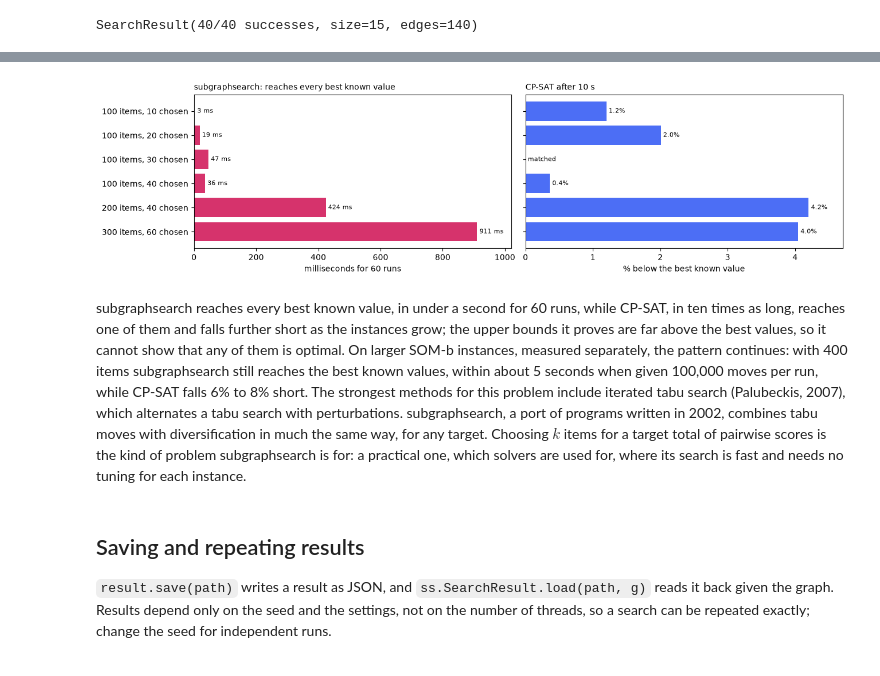
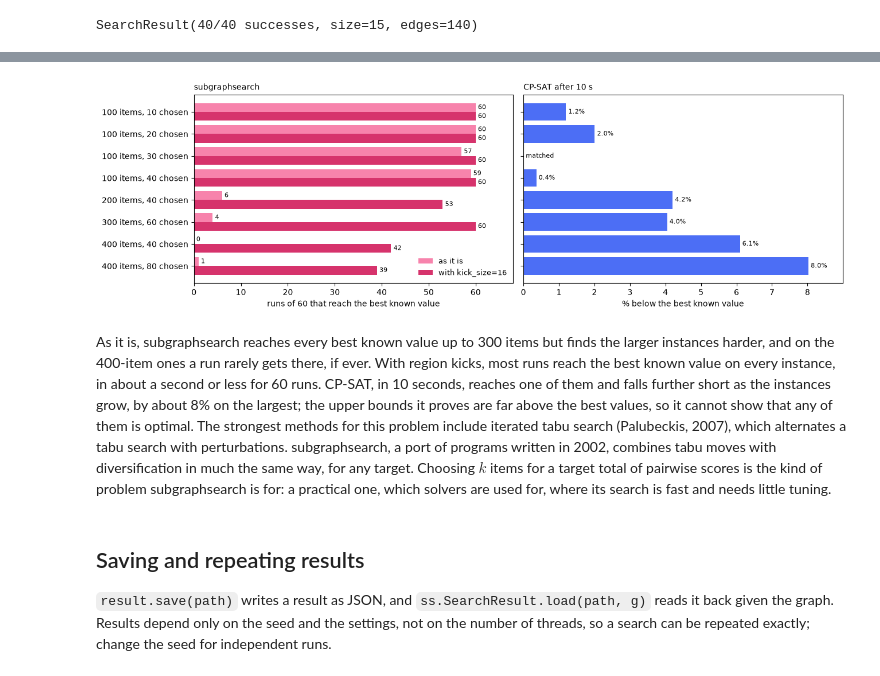
Before and after one commit to vglazer/subgraphsearch, a Jupyter notebook: examples/quickstart.ipynb, the cells around one changed output, grey strips where cells are left out. Drawn from its saved outputs; the diff is of its cells as text; code cells hidden in the pictures.

```diff
--- a/examples/quickstart.ipynb
+++ b/examples/quickstart.ipynb
@@ -317,34 +326,39 @@ display(Markdown("\n".join(lines)))
-# %%
-if mdp_rows:
-    labels = [f"{n} items, {k} chosen" for n, k, *_ in mdp_rows]
-    fig, (mine_ax, cp_ax) = plt.subplots(1, 2, figsize=(13, 3.4), layout="constrained", sharey=True)
-    mine_ax.barh(labels, [row[4] for row in mdp_rows], color="#d6336c")
-    mine_ax.set_xlabel("milliseconds for 60 runs")
-    mine_ax.set_title("subgraphsearch: reaches every best known value", fontsize=10, loc="left")
-    shortfall = [100 * (best_known - cp_best) / best_known for _, _, best_known, *_, cp_best, _ in mdp_rows]
-    cp_ax.barh(labels, shortfall, color="#4c6ef5")
-    cp_ax.set_xlabel("% below the best known value")
-    cp_ax.set_title("CP-SAT after 10 s", fontsize=10, loc="left")
-    for y, row in enumerate(mdp_rows):
-        mine_ax.annotate(f"{row[4]:.0f} ms", (row[4], y), xytext=(3, 0), textcoords="offset points", va="center",
-                         fontsize=8)
-        cp_ax.annotate("matched" if shortfall[y] == 0 else f"{shortfall[y]:.1f}%", (shortfall[y], y), xytext=(3, 0),
-                       textcoords="offset points", va="center", fontsize=8)
-    mine_ax.set_xlim(0, 1.12 * max(row[4] for row in mdp_rows))
-    cp_ax.set_xlim(0, 1.12 * max(shortfall))
-    mine_ax.invert_yaxis()
-# %% [output]
-[figure, removed]
+# %%
+if mdp_rows:
+    labels = [f"{n} items, {k} chosen" for n, k, *_ in mdp_rows]
+    ys = range(len(mdp_rows))
+    fig, (mine_ax, cp_ax) = plt.subplots(1, 2, figsize=(13, 4), layout="constrained", sharey=True)
+    for offset, column, label, color in ((-0.2, 3, "as it is", "#f783ac"), (0.2, 4, "with kick_size=16", "#d6336c")):
+        hits = [row[column][0] for row in mdp_rows]
+        mine_ax.barh([y + offset for y in ys], hits, height=0.4, color=color, label=label)
+        for y, h in zip(ys, hits):
+            mine_ax.annotate(str(h), (h, y + offset), xytext=(3, 0), textcoords="offset points", va="center", fontsize=8)
+    mine_ax.set_yticks(list(ys), labels)
+    mine_ax.set_xlim(0, 68)
+    mine_ax.set_xlabel("runs of 60 that reach the best known value")
+    mine_ax.set_title("subgraphsearch", fontsize=10, loc="left")
+    mine_ax.legend(frameon=False, fontsize=9, loc="lower right")
+    shortfall = [100 * (row[2] - row[5]) / row[2] for row in mdp_rows]
+    cp_ax.barh(list(ys), shortfall, color="#4c6ef5")
+    for y, s in zip(ys, shortfall):
+        cp_ax.annotate("matched" if s == 0 else f"{s:.1f}%", (s, y), xytext=(3, 0), textcoords="offset points",
+                       va="center", fontsize=8)
+    cp_ax.set_xlim(0, 1.12 * max(shortfall))
+    cp_ax.set_xlabel("% below the best known value")
+    cp_ax.set_title("CP-SAT after 10 s", fontsize=10, loc="left")
+    mine_ax.invert_yaxis()
+# %% [output]
+[figure, added]
 # %% [markdown]
-subgraphsearch reaches every best known value, in under a second for 60 runs, while CP-SAT, in ten times as
-long, reaches one of them and falls further short as the instances grow; the upper bounds it proves are far
-above the best values, so it cannot show that any of them is optimal. On larger SOM-b instances, measured
-separately, the pattern continues: with 400 items subgraphsearch still reaches the best known values, within
-about 5 seconds when given 100,000 moves per run, while CP-SAT falls 6% to 8% short. The strongest methods
-for this problem include iterated tabu search (Palubeckis, 2007), which alternates a tabu search with
-perturbations. subgraphsearch, a port of programs written in 2002, combines tabu moves with diversification in
-much the same way, for any target. Choosing $k$ items for a target total of pairwise scores is the kind of problem subgraphsearch is for: a practical one, which solvers are
-used for, where its search is fast and needs no tuning for each instance.
+As it is, subgraphsearch reaches every best known value up to 300 items but finds the larger instances harder,
+and on the 400-item ones a run rarely gets there, if ever. With region kicks, most runs reach the best known
+value on every instance, in about a second or less for 60 runs. CP-SAT, in 10 seconds, reaches one of them and
+falls further short as the instances grow, by about 8% on the largest; the upper bounds it proves are far above
+the best values, so it cannot show that any of them is optimal. The strongest methods for this problem include
+iterated tabu search (Palubeckis, 2007), which alternates a tabu search with perturbations. subgraphsearch, a
+port of programs written in 2002, combines tabu moves with diversification in much the same way, for any
+target. Choosing $k$ items for a target total of pairwise scores is the kind of problem subgraphsearch is for:
+a practical one, which solvers are used for, where its search is fast and needs little tuning.
 # %% [markdown]
 ## Saving and repeating results
 
```
Also changed, not shown: parts of 10 cells of this notebook, 6 other files.
